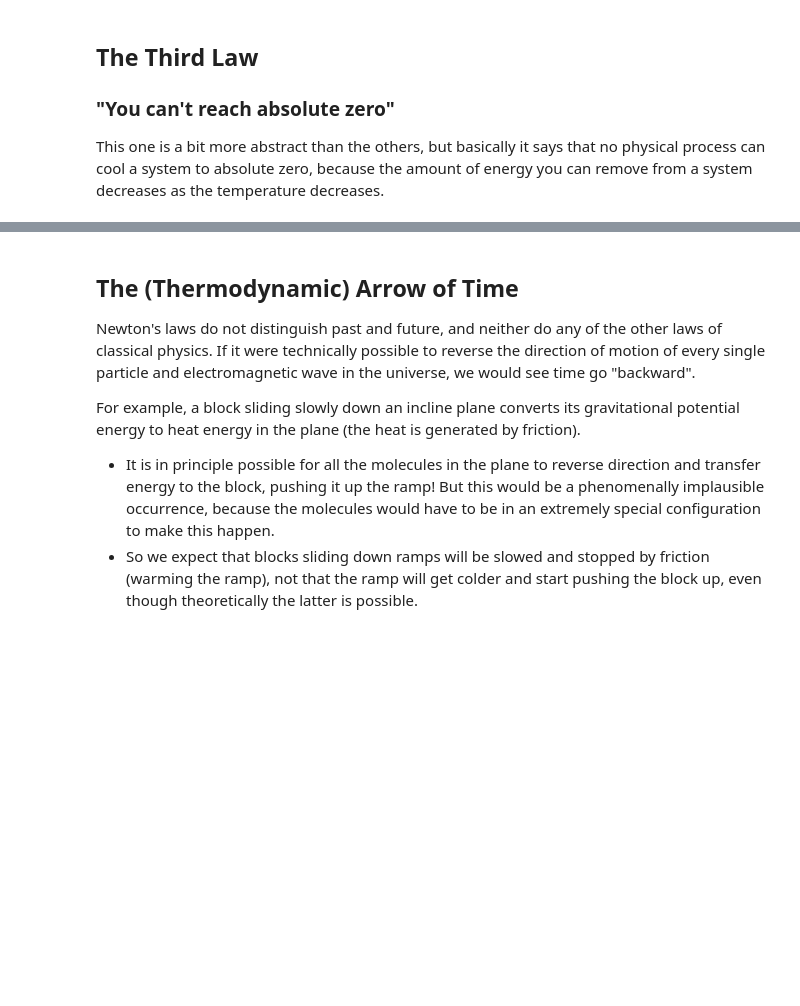
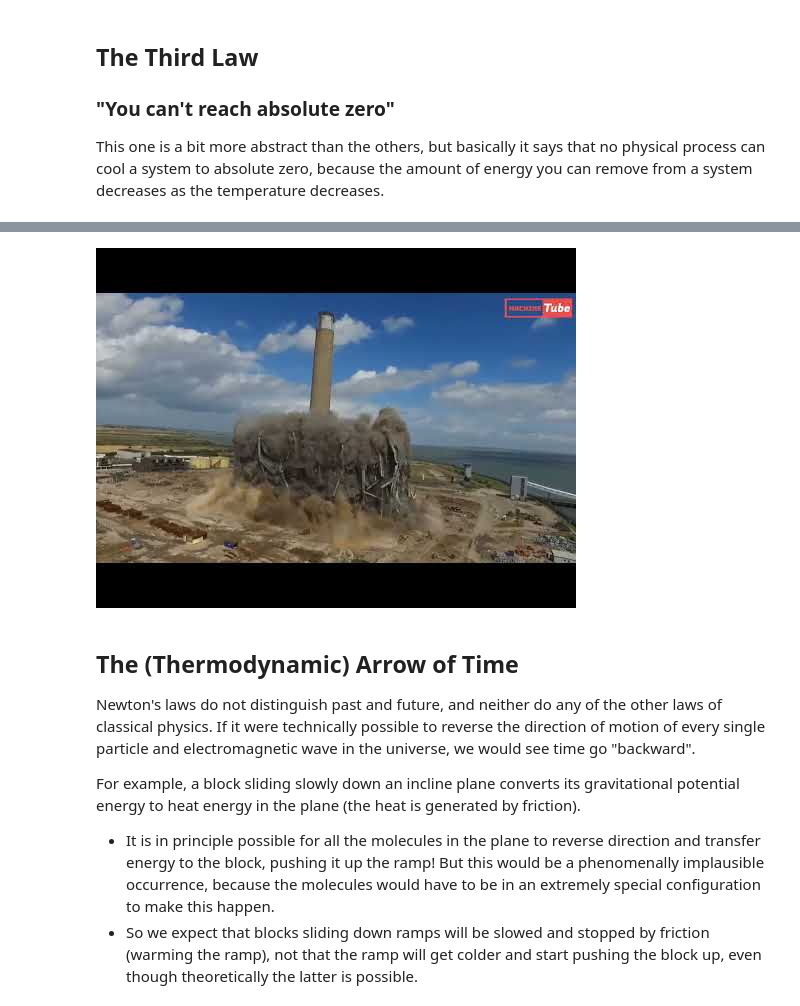
Before and after one commit to ponyisi/phy_355_spring2026, a Jupyter notebook: content/Presentation - 09 - Thermodynamics.ipynb, the cells around one changed output, grey strips where cells are left out. Cells and saved outputs as stored; diff of their text form; code cells hidden in the pictures; blank space fills up the shorter version.

```diff
--- a/content/Presentation - 09 - Thermodynamics.ipynb
+++ b/content/Presentation - 09 - Thermodynamics.ipynb
@@ -134,5 +134,5 @@ The informal statement of the Second Law is "you can't break even" &mdash; conve
 This is foreclosed by the Third Law. If you can't actually make a system at temperature absolute zero, then it is irrelevant whether you could make a heat engine that operated with a cold reservoir at $T_C = 0$.  This is why the informal statement of the Third Law is "you can't get out of the game" &mdash; the loophole of constructing a 100%-efficient engine with a cold reservoir at absolute zero is impossible.
 # %%
 from IPython.display import YouTubeVideo, HTML
-YouTubeVideo('UzK1pM3g7XU', width=996, height=560, rel=0)
+YouTubeVideo('t6Z504Q9OfQ', width=996, height=560, rel=0)
 # %% [output]
@@ -140,3 +139,4 @@ YouTubeVideo('UzK1pM3g7XU', width=996, height=560, rel=0)
+[figure, added]
 # %% [markdown]
 ## The (Thermodynamic) Arrow of Time
 
```
Also changed, not shown: parts of 3 cells of this notebook.
